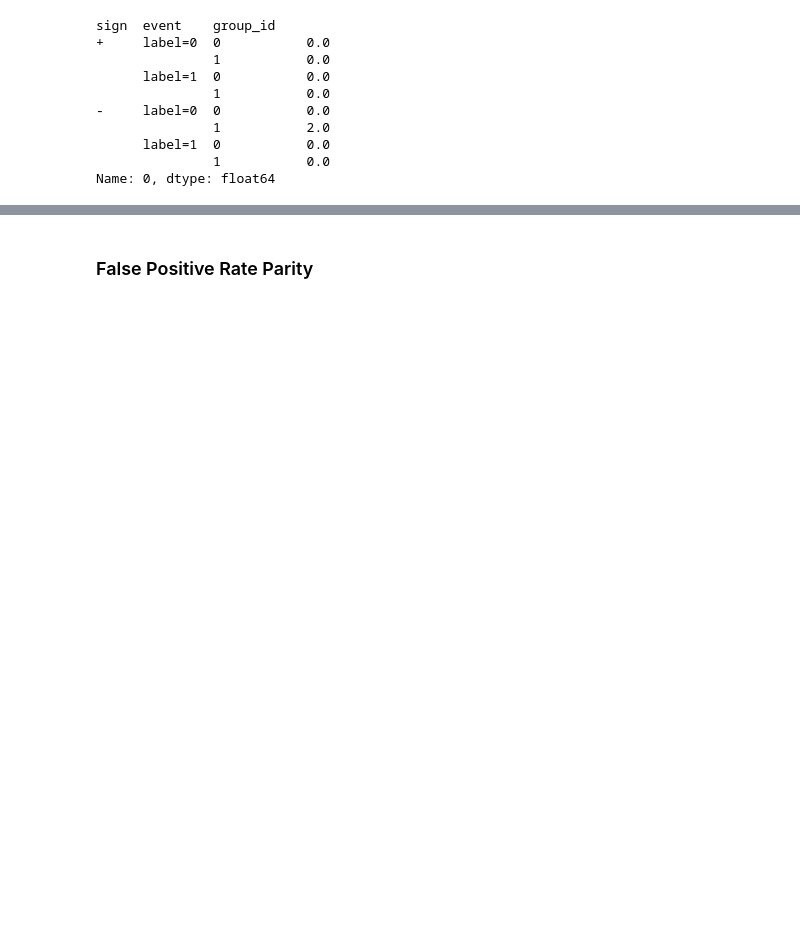
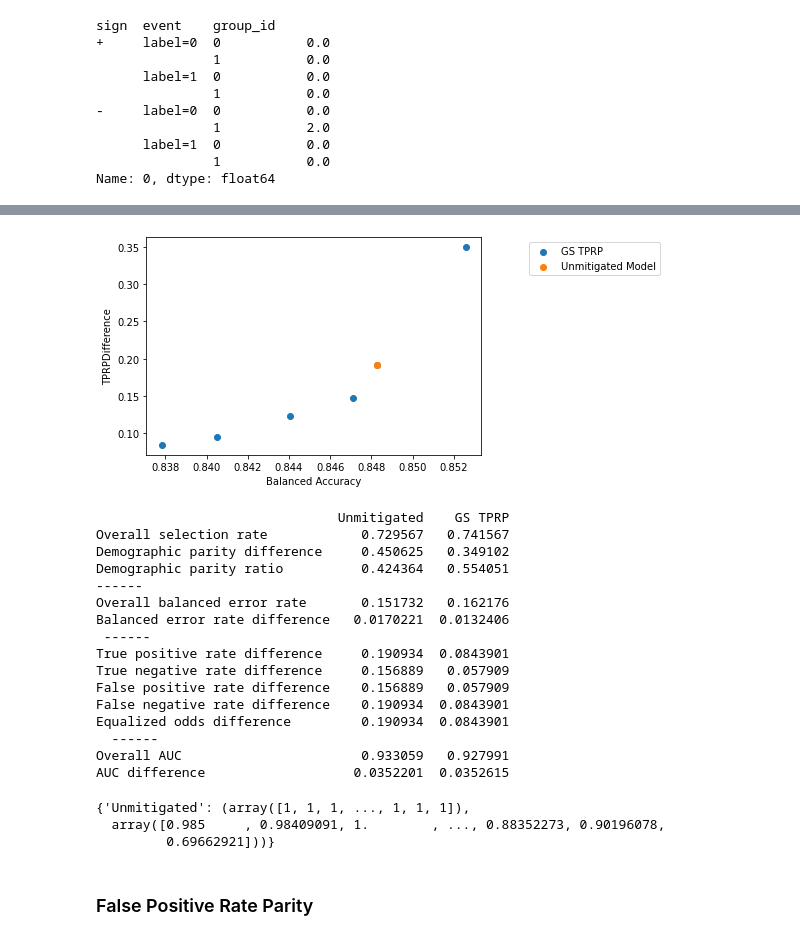
Before and after one commit to lydiatliu/delayedimpact, a Jupyter notebook: notebooks/simData_classification_dt.ipynb, the cells around one changed output, grey strips where cells are left out. Saved outputs shown, nothing was run; the diff lists cells and outputs as text; code cells hidden in the pictures; blank space fills up the shorter version.

```diff
--- a/notebooks/simData_classification_dt.ipynb
+++ b/notebooks/simData_classification_dt.ipynb
@@ -416,3 +586,30 @@ print(lambda_vecs[0])
+# %%
+grid_search_show(gs_tprp, true_positive_rate_difference, y_predict, X_test, y_test, race_test, 'TPRPDifference','GS TPRP', models_dict, 0.3)
+# %% [output]
+[figure, added]
+                               Unmitigated    GS TPRP
+Overall selection rate            0.729567   0.741567
+Demographic parity difference     0.450625   0.349102
+Demographic parity ratio          0.424364   0.554051
+------
+Overall balanced error rate       0.151732   0.162176
+Balanced error rate difference   0.0170221  0.0132406
+ ------
+True positive rate difference     0.190934  0.0843901
+True negative rate difference     0.156889   0.057909
+False positive rate difference    0.156889   0.057909
+False negative rate difference    0.190934  0.0843901
+Equalized odds difference         0.190934  0.0843901
+  ------
+Overall AUC                       0.933059   0.927991
+AUC difference                   0.0352201  0.0352615
+# %%
+models_dict.pop('GS TPRP')
+models_dict
+# %% [output]
+{'Unmitigated': (array([1, 1, 1, ..., 1, 1, 1]),
+  array([0.985     , 0.98409091, 1.        , ..., 0.88352273, 0.90196078,
+         0.69662921]))}
 # %% [markdown]
 ### False Positive Rate Parity
 # %%
```
Also changed, not shown: parts of 32 cells of this notebook, 3 other files.
